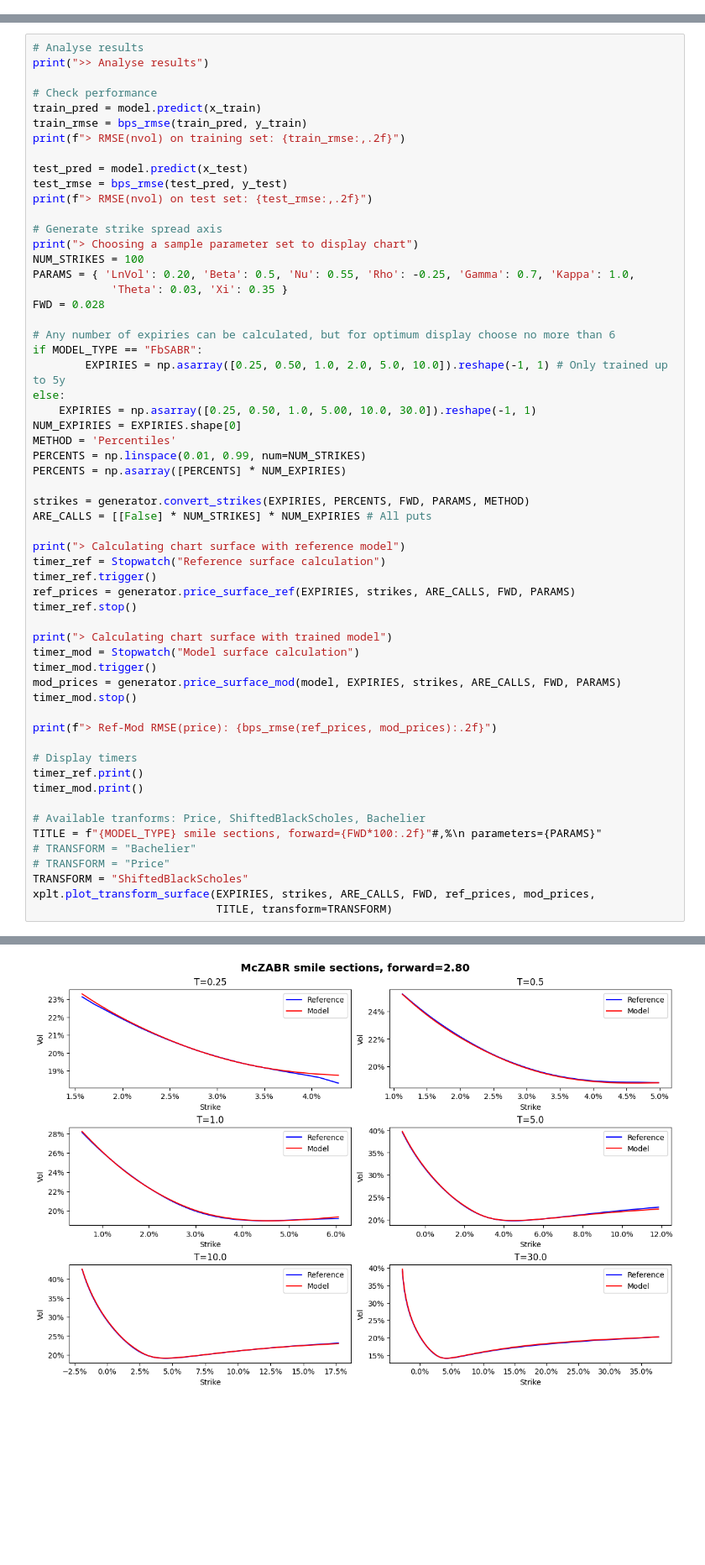
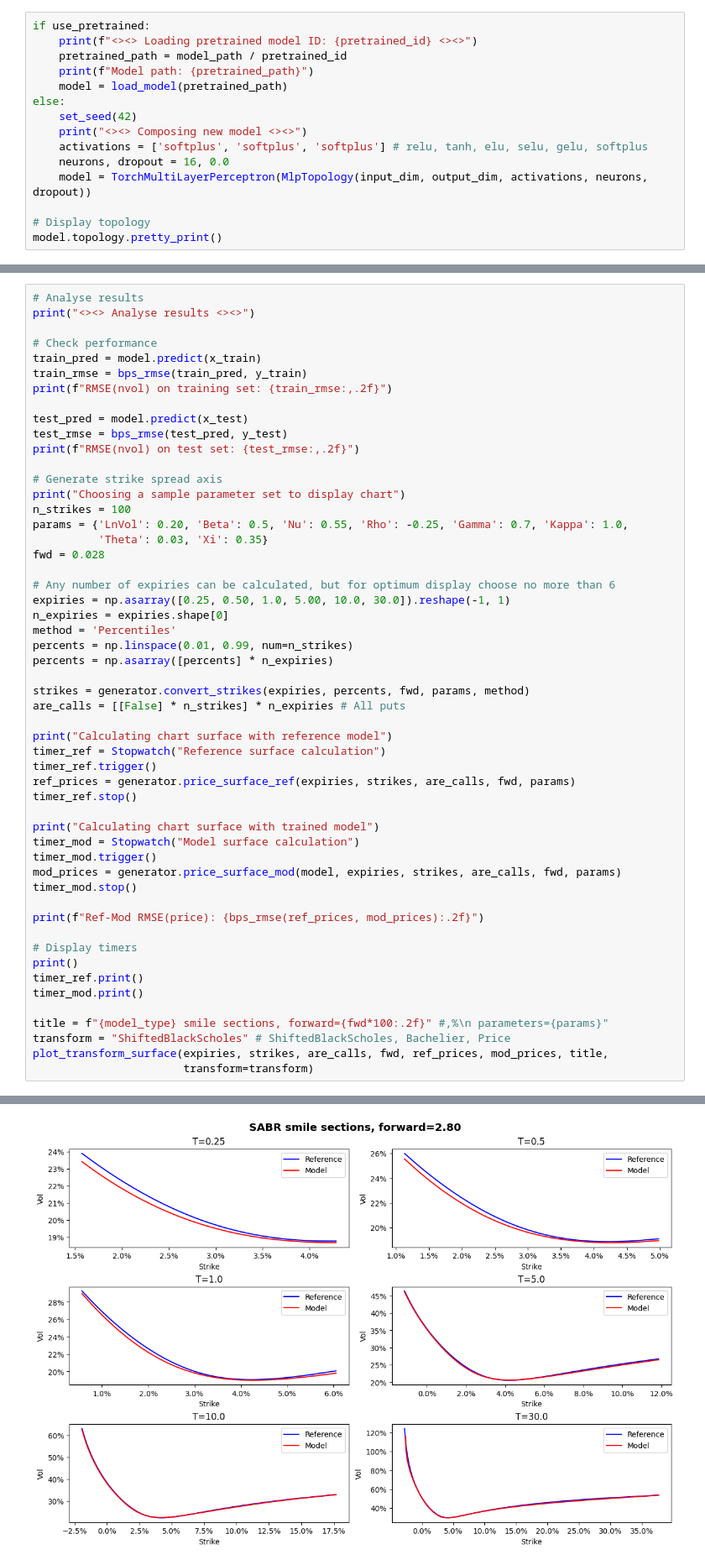
Before and after one commit to sebgur/SDev.Python, a Jupyter notebook: notebooks/stovol/StoVol Training.ipynb, the cells around one changed output, grey strips where cells are left out. Shown at 84% size. Saved outputs shown, nothing was run; the diff lists cells and outputs as text; blank space fills up the shorter version.

```diff
--- a/notebooks/stovol/StoVol Training.ipynb
+++ b/notebooks/stovol/StoVol Training.ipynb
@@ -224,0 +152,15 @@ print(f"> Drop-out rate: {DROP_OUT:.2f}")
+# %%
+if use_pretrained:
+    print(f"<><> Loading pretrained model ID: {pretrained_id} <><>")
+    pretrained_path = model_path / pretrained_id
+    print(f"Model path: {pretrained_path}")
+    model = load_model(pretrained_path)
+else:
+    set_seed(42)
+    print("<><> Composing new model <><>")
+    activations = ['softplus', 'softplus', 'softplus'] # relu, tanh, elu, selu, gelu, softplus
+    neurons, dropout = 16, 0.0
+    model = TorchMultiLayerPerceptron(MlpTopology(input_dim, output_dim, activations, neurons, dropout))
+
+# Display topology
+model.topology.pretty_print()
@@ -294,60 +236,55 @@ Saving model to: /content/sdevpy/stovol/models/McZABR_20230706-07_12_40
 The model, which may have simply been loaded or trained, is now evaluated on the training and test sets. We also use a specific point to display in charts the comparison between the model and the reference (on which it was trained, which may come from closed-form, PDE or MC). The chart comparison can be done on 3 possible variables (called TRANSFORM here): the prices, the Bachelier or Shifted Black-Scholes implied volatilities. Finally, if the model was trained here, we show the evolution of the training loss and learning schedule.
 # %%
 # Analyse results
-print(">> Analyse results")
+print("<><> Analyse results <><>")
 
 # Check performance
 train_pred = model.predict(x_train)
 train_rmse = bps_rmse(train_pred, y_train)
-print(f"> RMSE(nvol) on training set: {train_rmse:,.2f}")
+print(f"RMSE(nvol) on training set: {train_rmse:,.2f}")
 
 test_pred = model.predict(x_test)
 test_rmse = bps_rmse(test_pred, y_test)
-print(f"> RMSE(nvol) on test set: {test_rmse:,.2f}")
+print(f"RMSE(nvol) on test set: {test_rmse:,.2f}")
 
 # Generate strike spread axis
-print("> Choosing a sample parameter set to display chart")
-NUM_STRIKES = 100
-PARAMS = { 'LnVol': 0.20, 'Beta': 0.5, 'Nu': 0.55, 'Rho': -0.25, 'Gamma': 0.7, 'Kappa': 1.0,
-            'Theta': 0.03, 'Xi': 0.35 }
-FWD = 0.028
+print("Choosing a sample parameter set to display chart")
+n_strikes = 100
+params = {'LnVol': 0.20, 'Beta': 0.5, 'Nu': 0.55, 'Rho': -0.25, 'Gamma': 0.7, 'Kappa': 1.0,
+          'Theta': 0.03, 'Xi': 0.35}
+fwd = 0.028
 
 # Any number of expiries can be calculated, but for optimum display choose no more than 6
-if MODEL_TYPE == "FbSABR":
-        EXPIRIES = np.asarray([0.25, 0.50, 1.0, 2.0, 5.0, 10.0]).reshape(-1, 1) # Only trained up to 5y
-else:
-    EXPIRIES = np.asarray([0.25, 0.50, 1.0, 5.00, 10.0, 30.0]).reshape(-1, 1)
-NUM_EXPIRIES = EXPIRIES.shape[0]
-METHOD = 'Percentiles'
-PERCENTS = np.linspace(0.01, 0.99, num=NUM_STRIKES)
-PERCENTS = np.asarray([PERCENTS] * NUM_EXPIRIES)
+expiries = np.asarray([0.25, 0.50, 1.0, 5.00, 10.0, 30.0]).reshape(-1, 1)
+n_expiries = expiries.shape[0]
+method = 'Percentiles'
+percents = np.linspace(0.01, 0.99, num=n_strikes)
+percents = np.asarray([percents] * n_expiries)
 
-strikes = generator.convert_strikes(EXPIRIES, PERCENTS, FWD, PARAMS, METHOD)
-ARE_CALLS = [[False] * NUM_STRIKES] * NUM_EXPIRIES # All puts
+strikes = generator.convert_strikes(expiries, percents, fwd, params, method)
+are_calls = [[False] * n_strikes] * n_expiries # All puts
 
-print("> Calculating chart surface with reference model")
+print("Calculating chart surface with reference model")
 timer_ref = Stopwatch("Reference surface calculation")
 timer_ref.trigger()
-ref_prices = generator.price_surface_ref(EXPIRIES, strikes, ARE_CALLS, FWD, PARAMS)
+ref_prices = generator.price_surface_ref(expiries, strikes, are_calls, fwd, params)
 timer_ref.stop()
 
-print("> Calculating chart surface with trained model")
+print("Calculating chart surface with trained model")
 timer_mod = Stopwatch("Model surface calculation")
 timer_mod.trigger()
-mod_prices = generator.price_surface_mod(model, EXPIRIES, strikes, ARE_CALLS, FWD, PARAMS)
+mod_prices = generator.price_surface_mod(model, expiries, strikes, are_calls, fwd, params)
 timer_mod.stop()
 
-print(f"> Ref-Mod RMSE(price): {bps_rmse(ref_prices, mod_prices):.2f}")
+print(f"Ref-Mod RMSE(price): {bps_rmse(ref_prices, mod_prices):.2f}")
 
 # Display timers
+print()
 timer_ref.print()
 timer_mod.print()
 
-# Available tranforms: Price, ShiftedBlackScholes, Bachelier
-TITLE = f"{MODEL_TYPE} smile sections, forward={FWD*100:.2f}"#,%\n parameters={PARAMS}"
-# TRANSFORM = "Bachelier"
-# TRANSFORM = "Price"
-TRANSFORM = "ShiftedBlackScholes"
-xplt.plot_transform_surface(EXPIRIES, strikes, ARE_CALLS, FWD, ref_prices, mod_prices,
-                            TITLE, transform=TRANSFORM)
+title = f"{model_type} smile sections, forward={fwd*100:.2f}" #,%\n parameters={params}"
+transform = "ShiftedBlackScholes" # ShiftedBlackScholes, Bachelier, Price
+plot_transform_surface(expiries, strikes, are_calls, fwd, ref_prices, mod_prices, title,
+                       transform=transform)
 # %% [output]
@@ -362,4 +300,4 @@ Runtime(Reference surface calculation): 30.7s
 Runtime(Model surface calculation): 0.1s
-[figure, old version]
+[figure, new version]
 # %%
 # Show training history
```
Also changed, not shown: parts of 20 cells of this notebook, 22 other files.
